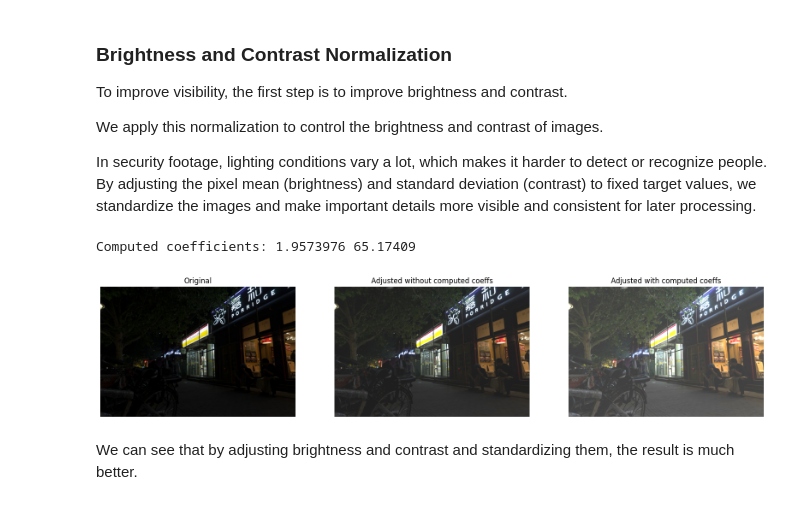
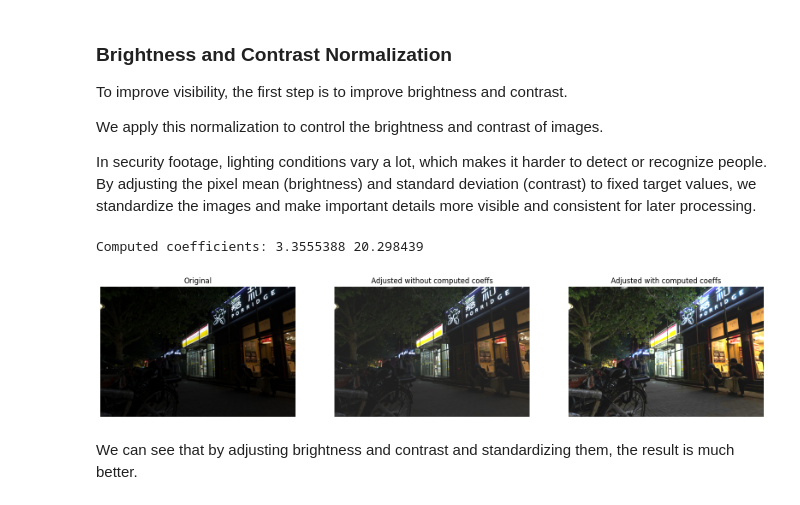
Before and after one commit to emmarcrg/improving_dark_security_images, a Jupyter notebook: main.ipynb, the cells around one changed output. Saved outputs shown, nothing was run; the diff lists cells and outputs as text; code cells hidden in the pictures.

```diff
--- a/main.ipynb
+++ b/main.ipynb
@@ -16,7 +16,7 @@ import matplotlib.pyplot as plt
 from skimage.metrics import mean_squared_error, peak_signal_noise_ratio, structural_similarity
 # %%
 #Load the image to convert
-name_image="4052.jpg"
+name_image="4055.png"
 path="data/image/" + name_image
 img = Image.open(path).convert("RGB")
 # %% [markdown]
@@ -29,7 +29,7 @@ We apply this normalization to control the brightness and contrast of images.
 In security footage, lighting conditions vary a lot, which makes it harder to detect or recognize people.
 By adjusting the pixel mean (brightness) and standard deviation (contrast) to fixed target values, we standardize the images and make important details more visible and consistent for later processing.
 # %%
-def compute_linear_coeffs(img, target_mean=100, target_std=70):
+def compute_linear_coeffs(img, target_mean=80, target_std=120):
     """
     Compute alpha and beta to transform the image so that
     the pixel mean approaches target_mean and the standard deviation approaches target_std.
@@ -37,7 +37,6 @@ def compute_linear_coeffs(img, target_mean=100, target_std=70):
     arr = np.array(img, dtype=np.float32)
     mean = arr.mean()
     std = arr.std()
-
     #alpha adjusts the contrast
     alpha = target_std / (std + 1e-5)
 
@@ -59,35 +58,35 @@ def linear_adjust(img, alpha, beta):
     return Image.fromarray(adjusted)
 
 
 
 #without computed coeffs (manual adjustment)
 adjusted_manual = linear_adjust(img, alpha=1.2, beta=30)
 
 #with computed coeffs
 alpha, beta = compute_linear_coeffs(img)
 print("Computed coefficients:", alpha, beta)
 adjusted_computed = linear_adjust(img, alpha, beta)
 
 
 #display images
 fig, axs = plt.subplots(1, 3, figsize=(20,12))
 
 axs[0].imshow(img)
 axs[0].set_title("Original")
 axs[0].axis("off")
 
 axs[1].imshow(adjusted_manual)
 axs[1].set_title("Adjusted without computed coeffs")
 axs[1].axis("off")
 
 axs[2].imshow(adjusted_computed)
 axs[2].set_title("Adjusted with computed coeffs")
 axs[2].axis("off")
 
 plt.show()
 # %% [output]
-Computed coefficients: 1.9573976 65.17409
+Computed coefficients: 3.3555388 20.298439
-[figure, old version]
+[figure, new version]
 # %% [markdown]
 We can see that by adjusting brightness and contrast and standardizing them, the result is much better.
 # %% [markdown]
```
Also changed, not shown: parts of 1 cell of this notebook, 5 other files.
